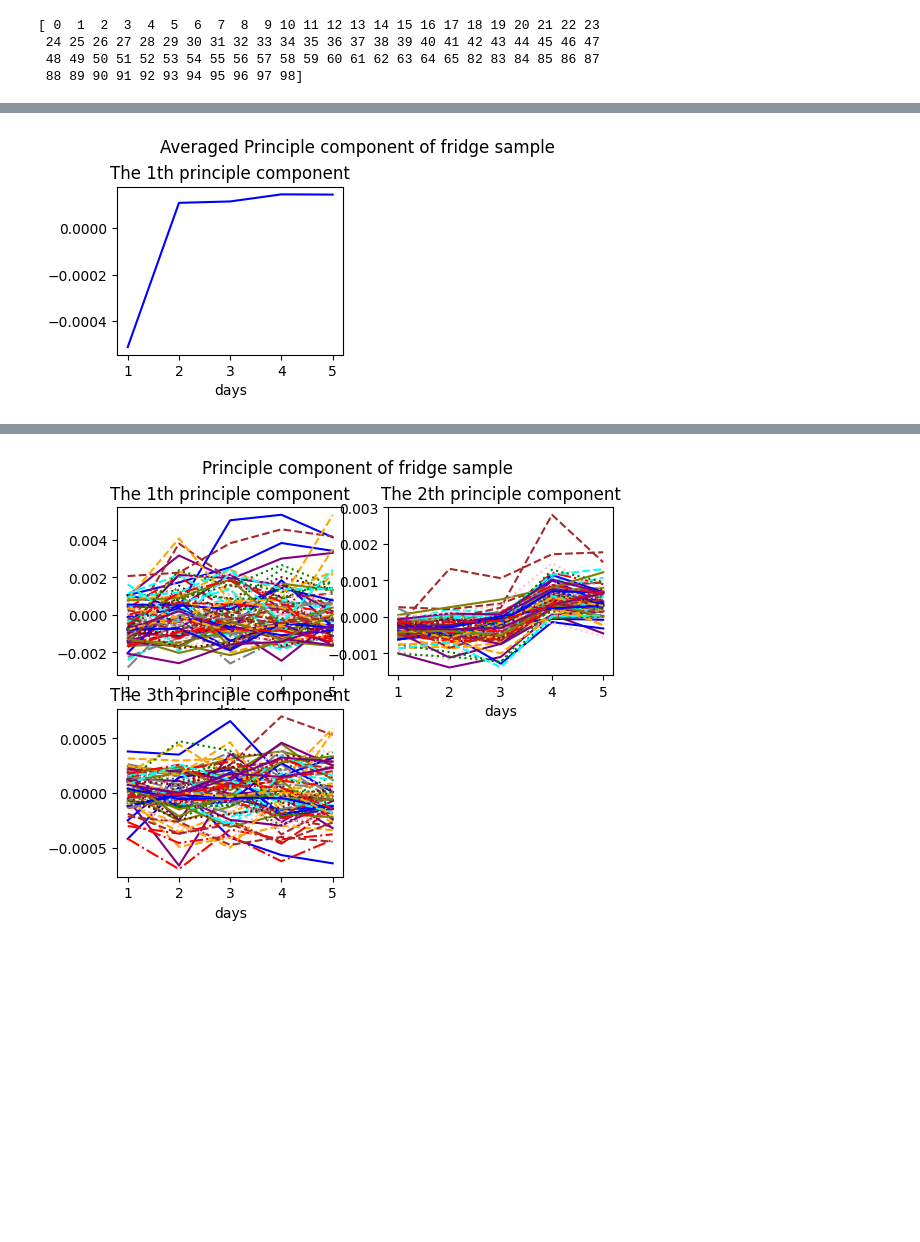
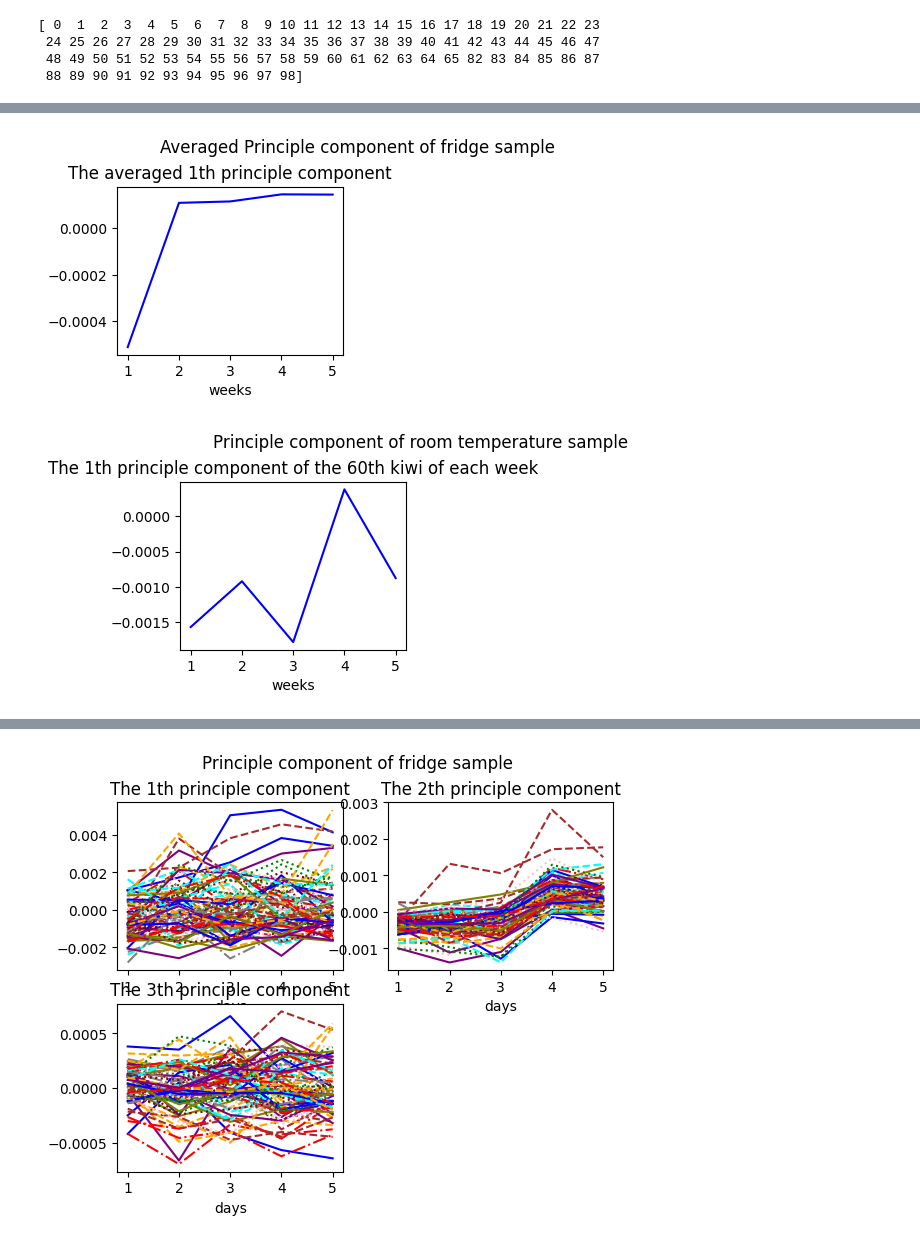
Before and after one commit to xbx18502/Graduation_research_feb, a Jupyter notebook: first_step_fridge.ipynb, the cells around one changed output, grey strips where cells are left out. Cells and saved outputs as stored; diff of their text form; code cells hidden in the pictures; blank space fills up the shorter version.

```diff
--- a/first_step_fridge.ipynb
+++ b/first_step_fridge.ipynb
@@ -355,11 +375,25 @@ plt.suptitle('Averaged Principle component of fridge sample')
 feature_sum= np.mean(featrues,axis = 1)
 for i in range(1):
     ax0=plt.subplot(2,2,i+1)
-    plt.title('The '+str(i+1)+'th principle component')
+    plt.title('The averaged '+str(i+1)+'th principle component')
     ax0.set_xticks([1,2,3,4,5])
     ax0.plot([1,2,3,4,5],feature_sum[:,i])
     ax0.set_xticks([1,2,3,4,5])
-    ax0.set_xlabel('days')
+    ax0.set_xlabel('weeks')
 plt.show()
 # %% [output]
-[figure, old version]
+[figure, new version]
+# %%
+# 一个果的PCA特征值
+j = m
+plt.suptitle('Principle component of room temperature sample')
+for i in range(1):  #n_components
+    ax = plt.subplot(2,2,i+1)
+    plt.title('The '+str(i+1)+'th principle component of the '+str(j)+'th kiwi of each week')
+    ax.plot([1,2,3,4,5],featrues[:,j,i])
+    fig.tight_layout(pad=1.5)
+    ax.set_xticks([1,2,3,4,5])
+    ax.set_xlabel('weeks')
+plt.show()
+# %% [output]
+[figure, added]
```
Also changed, not shown: parts of 7 cells of this notebook, 1 other file.
